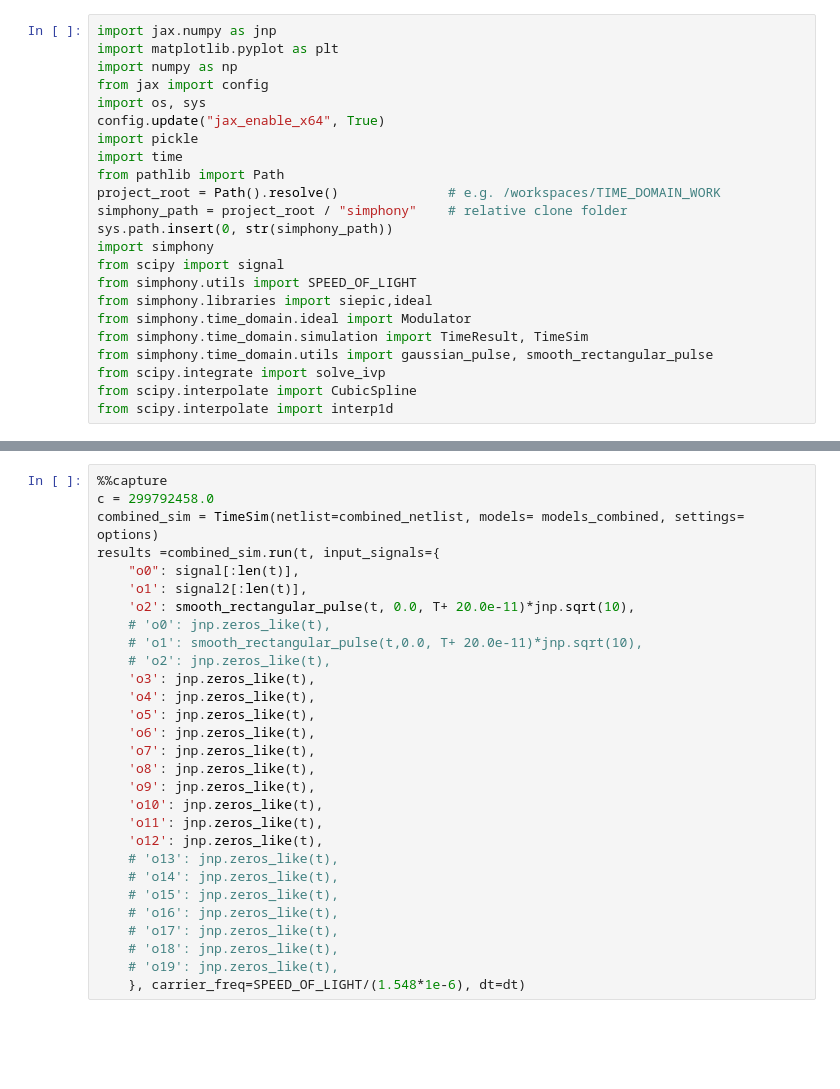
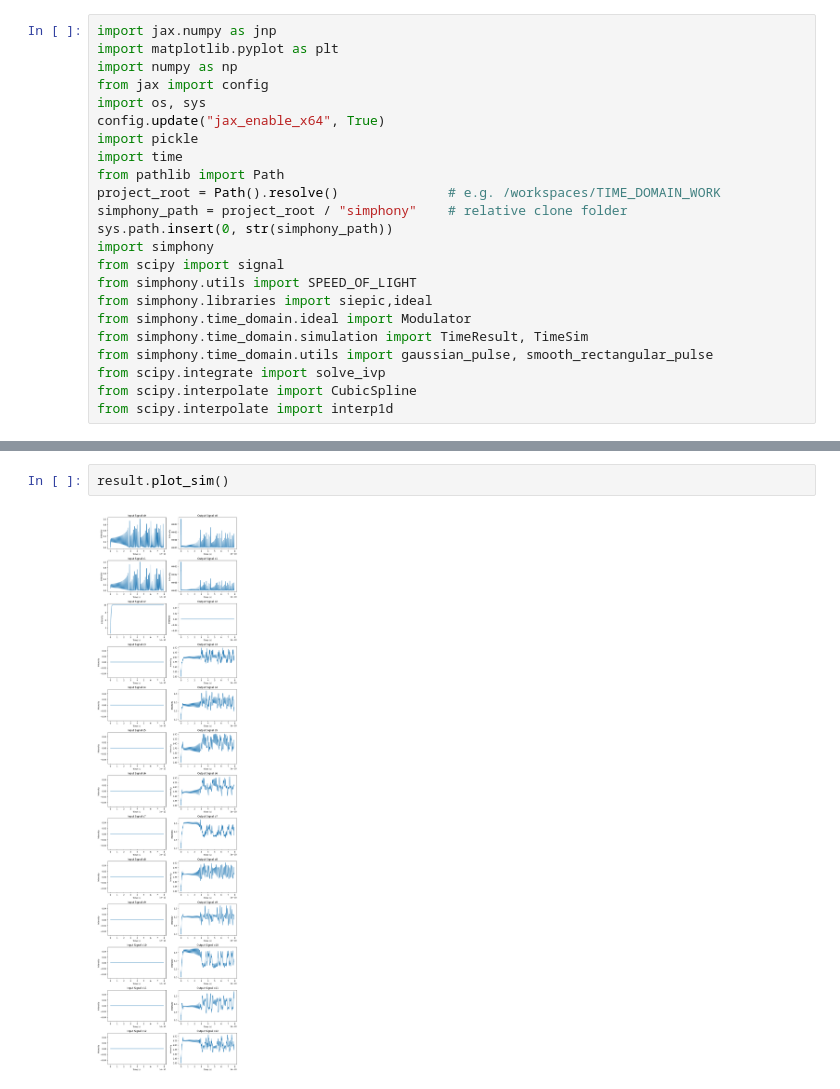
Before and after one commit to 1400073/time_domain_work, a Jupyter notebook: check_jupy.ipynb, the cells around one changed output, grey strips where cells are left out. Cells and saved outputs as stored; diff of their text form; blank space fills up the shorter version.

```diff
--- a/check_jupy.ipynb
+++ b/check_jupy.ipynb
@@ -351,30 +429,5 @@ print(combined_netlist)
-# %%
-%%capture
-c = 299792458.0
-combined_sim = TimeSim(netlist=combined_netlist, models= models_combined, settings= options)
-results =combined_sim.run(t, input_signals={
-    "o0": signal[:len(t)],
-    'o1': signal2[:len(t)],
-    'o2': smooth_rectangular_pulse(t, 0.0, T+ 20.0e-11)*jnp.sqrt(10),
-    # 'o0': jnp.zeros_like(t),
-    # 'o1': smooth_rectangular_pulse(t,0.0, T+ 20.0e-11)*jnp.sqrt(10),
-    # 'o2': jnp.zeros_like(t),
-    'o3': jnp.zeros_like(t),
-    'o4': jnp.zeros_like(t),
-    'o5': jnp.zeros_like(t),
-    'o6': jnp.zeros_like(t),
-    'o7': jnp.zeros_like(t),
-    'o8': jnp.zeros_like(t),
-    'o9': jnp.zeros_like(t),
-    'o10': jnp.zeros_like(t),
-    'o11': jnp.zeros_like(t),
-    'o12': jnp.zeros_like(t),
-    # 'o13': jnp.zeros_like(t),
-    # 'o14': jnp.zeros_like(t),
-    # 'o15': jnp.zeros_like(t),
-    # 'o16': jnp.zeros_like(t),
-    # 'o17': jnp.zeros_like(t),
-    # 'o18': jnp.zeros_like(t),
-    # 'o19': jnp.zeros_like(t),
-    }, carrier_freq=SPEED_OF_LIGHT/(1.548*1e-6), dt=dt)
+# %%
+result.plot_sim()
+# %% [output]
+[figure, added]
 # %%
```
Also changed, not shown: parts of 7 cells of this notebook, 4 other files.
